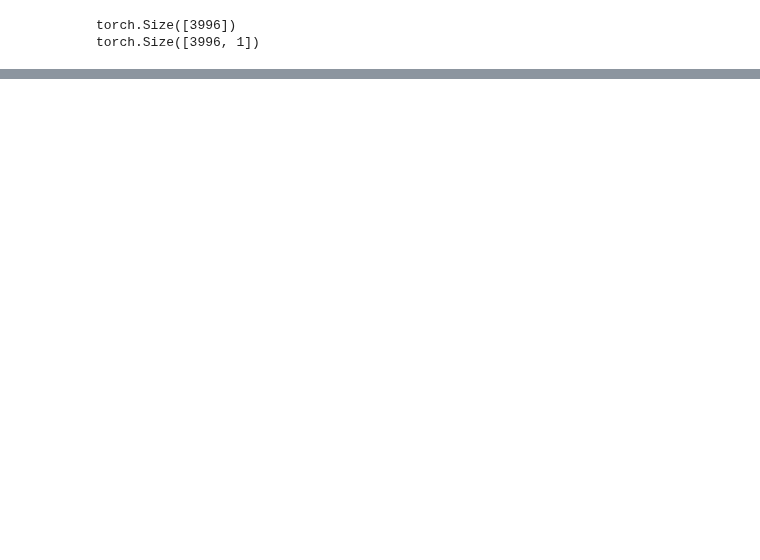
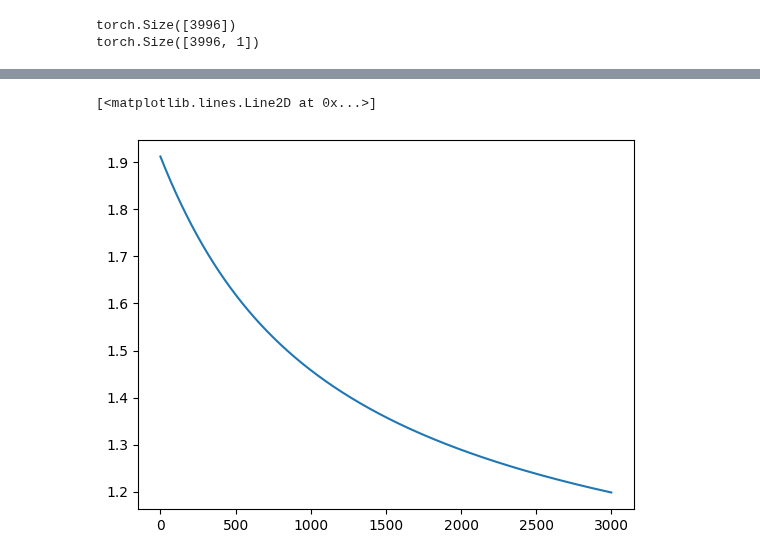
Before and after one commit to jdasam/ant5015, a Jupyter notebook: notebooks/3rd_week_note_classification.ipynb, the cells around one changed output, grey strips where cells are left out. Drawn from its saved outputs; the diff is of its cells as text; code cells hidden in the pictures; blank space fills up the shorter version.

```diff
--- a/notebooks/3rd_week_note_classification.ipynb
+++ b/notebooks/3rd_week_note_classification.ipynb
@@ -297,0 +357,4 @@ torch.Size([3996, 1])
+# %%
+
+logit = classifier(training_data)
+prob = logit.softmax(dim=-1)
@@ -297,0 +402,4 @@ torch.Size([3996, 1])
+# %%
+prob_of_correct_class = prob[torch.arange(len(training_labels)), training_labels]
+nll = -torch.log(prob_of_correct_class + 1e-8).mean()
+nll
@@ -297,0 +428,28 @@ torch.Size([3996, 1])
+# %%
+lr = 0.1
+
+# loss_record = []
+
+for i in range(1000):
+  logit = classifier(training_data)
+  prob = logit.softmax(dim=-1)
+  prob_of_correct_class = prob[torch.arange(len(training_labels)), training_labels]
+  nll = -torch.log(prob_of_correct_class + 1e-8).mean()
+
+  # backpropgation
+  nll.backward() # this generates gradient for model's weights
+
+  # update weight based on gradient
+  classifier.weight.data -= classifier.weight.grad * lr
+  classifier.bias.data -= classifier.bias.grad * lr
+
+  # reset gradient
+  classifier.weight.grad = None
+  classifier.bias.grad = None
+
+  loss_record.append(nll.item()) # save only value, not graph
+# %%
+plt.plot(loss_record)
+# %% [output]
+[<matplotlib.lines.Line2D at 0x...>]
+[figure, added]
```
Also changed, not shown: parts of 18 cells of this notebook.
